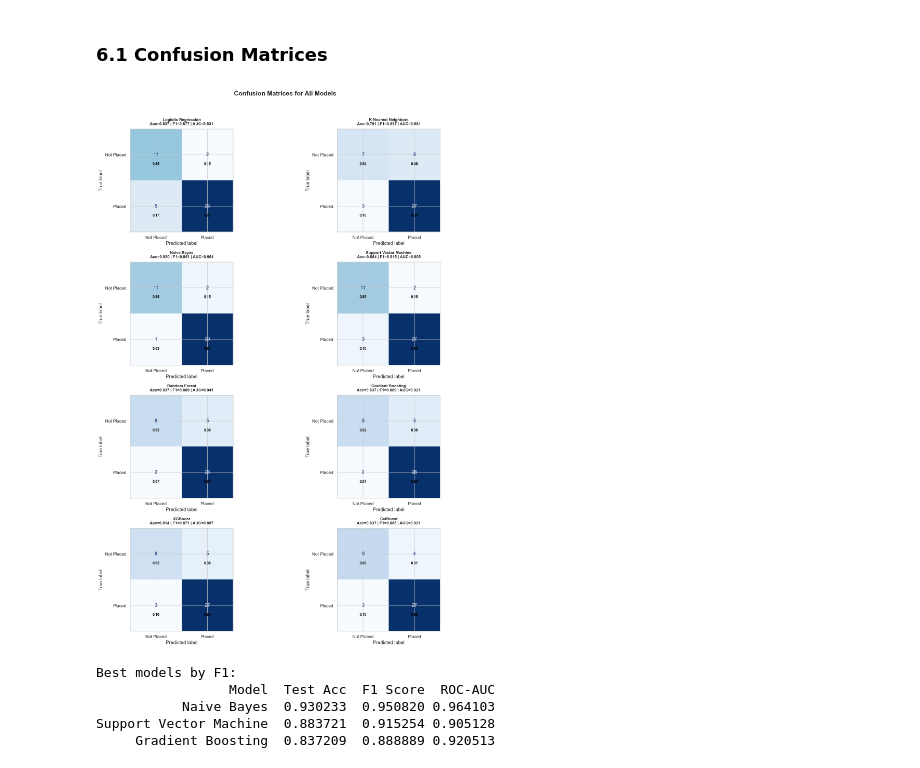
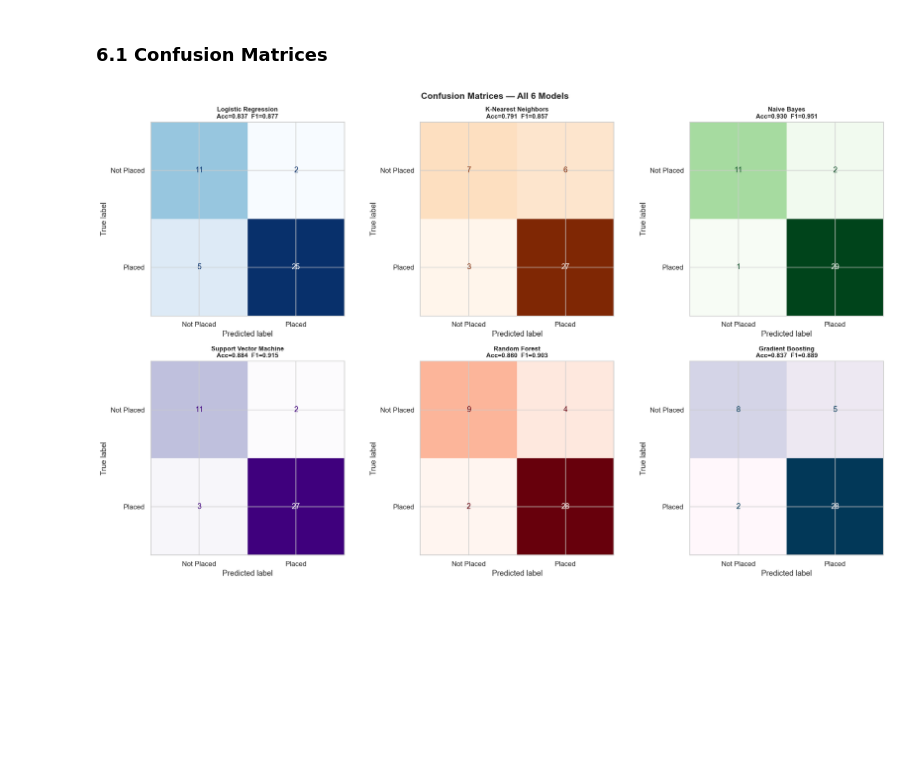
Before and after one commit to himanshu-jadhav108/Student-Placement-Predictor, a Jupyter notebook: Notebook/notebook.ipynb, the cells around one changed output. Saved outputs shown, nothing was run; the diff lists cells and outputs as text; code cells hidden in the pictures; blank space fills up the shorter version.

```diff
--- a/Notebook/notebook.ipynb
+++ b/Notebook/notebook.ipynb
@@ -459,15 +454,7 @@ results.append(evaluate_classifier("Random Forest", rf, x_train, x_test, y_train
 gb = GradientBoostingClassifier(random_state=RANDOM_STATE, n_estimators=200, learning_rate=0.05, max_depth=3)
 results.append(evaluate_classifier("Gradient Boosting", gb, x_train, x_test, y_train, y_test))
 
-# 5.7 XGBoost
-xgb = XGBClassifier(random_state=RANDOM_STATE, n_estimators=200, learning_rate=0.05, max_depth=3, subsample=0.9, colsample_bytree=0.9, eval_metric='logloss')
-results.append(evaluate_classifier("XGBoost", xgb, x_train, x_test, y_train, y_test))
-
-# 5.8 CatBoost
-cat = CatBoostClassifier(random_state=RANDOM_STATE, n_estimators=200, learning_rate=0.05, max_depth=3, verbose=0, loss_function='Logloss')
-results.append(evaluate_classifier("CatBoost", cat, x_train, x_test, y_train, y_test))
-
-# 5.9 Results Summary
+# 5.7 Results Summary
 results_df = pd.DataFrame(results).drop(columns=['_model', '_te_prob', '_te_pred'])
 print("\nModel Evaluation Summary:")
 print(results_df[['Model', 'Train Acc', 'Test Acc', 'Precision', 'Recall', 'F1 Score', 'ROC-AUC', 'CV F1']].to_string(index=False))
@@ -487,49 +472,20 @@ Support Vector Machine   0.947674  0.883721   0.931034 0.900000  0.915254 0.9051
 # %% [markdown]
 ### 6.1 Confusion Matrices
 # %%
-# Confusion matrices for all models
+# 6.1 Confusion Matrices for All 6 Models ─
+fig, axes = plt.subplots(2, 3, figsize=(18, 11))
+cmaps = ['Blues','Oranges','Greens','Purples','Reds','PuBu']
 
-n_models = len(results)
-cols = 2
-rows = int(np.ceil(n_models / cols))
-fig, axes = plt.subplots(rows, cols, figsize=(8 * cols, 4.8 * rows))
-axes = np.array(axes).reshape(-1)
-cmaps = plt.cm.get_cmap('Blues', n_models)
+for ax, result, cmap in zip(axes.flatten(), results, cmaps):
+    cm = confusion_matrix(y_test, result['_te_pred'])
+    disp = ConfusionMatrixDisplay(cm, display_labels=['Not Placed','Placed'])
+    disp.plot(ax=ax, colorbar=False, cmap=cmap)
+    ax.set_title(f'{result["Model"]}\nAcc={result["Test Acc"]:.3f}  F1={result["F1 Score"]:.3f}',
+                 fontweight='bold', fontsize=10)
 
-for idx, (ax, result) in enumerate(zip(axes, results)):
-    cm = confusion_matrix(y_test, result['_te_pred'])
-    cm_norm = confusion_matrix(y_test, result['_te_pred'], normalize='true')
-
-    disp = ConfusionMatrixDisplay(confusion_matrix=cm, display_labels=['Not Placed', 'Placed'])
-    disp.plot(ax=ax, colorbar=False, cmap='Blues', values_format='d')
-
-    for (i, j), value in np.ndenumerate(cm_norm):
-        ax.text(j, i + 0.18, f'{value:.2f}', ha='center', va='center', fontsize=9, color='black', fontweight='bold')
-
-    ax.set_title(
-        f"{result['Model']}\nAcc={result['Test Acc']:.3f} | F1={result['F1 Score']:.3f} | AUC={result['ROC-AUC']:.3f}",
-        fontsize=10,
-        fontweight='bold',
-        pad=10,
-    )
-    ax.set_xlabel('Predicted label')
-    ax.set_ylabel('True label')
-
-for ax in axes[n_models:]:
-    ax.axis('off')
-
-plt.suptitle('Confusion Matrices for All Models', fontsize=16, fontweight='bold', y=1.02)
-plt.tight_layout()
-plt.show()
-
-print('Best models by F1:')
-print(pd.DataFrame(results)[['Model', 'Test Acc', 'F1 Score', 'ROC-AUC']].sort_values('F1 Score', ascending=False).head(3).to_string(index=False))
+plt.suptitle('Confusion Matrices — All 6 Models', fontsize=14, fontweight='bold')
+plt.tight_layout(); plt.show()
 # %% [output]
-[figure, old version]
+[figure, new version]
-Best models by F1:
-                 Model  Test Acc  F1 Score  ROC-AUC
-           Naive Bayes  0.930233  0.950820 0.964103
-Support Vector Machine  0.883721  0.915254 0.905128
-     Gradient Boosting  0.837209  0.888889 0.920513
 # %%
 # 6.2 Full Metric Comparison Table
```
Also changed, not shown: parts of 17 cells of this notebook.
